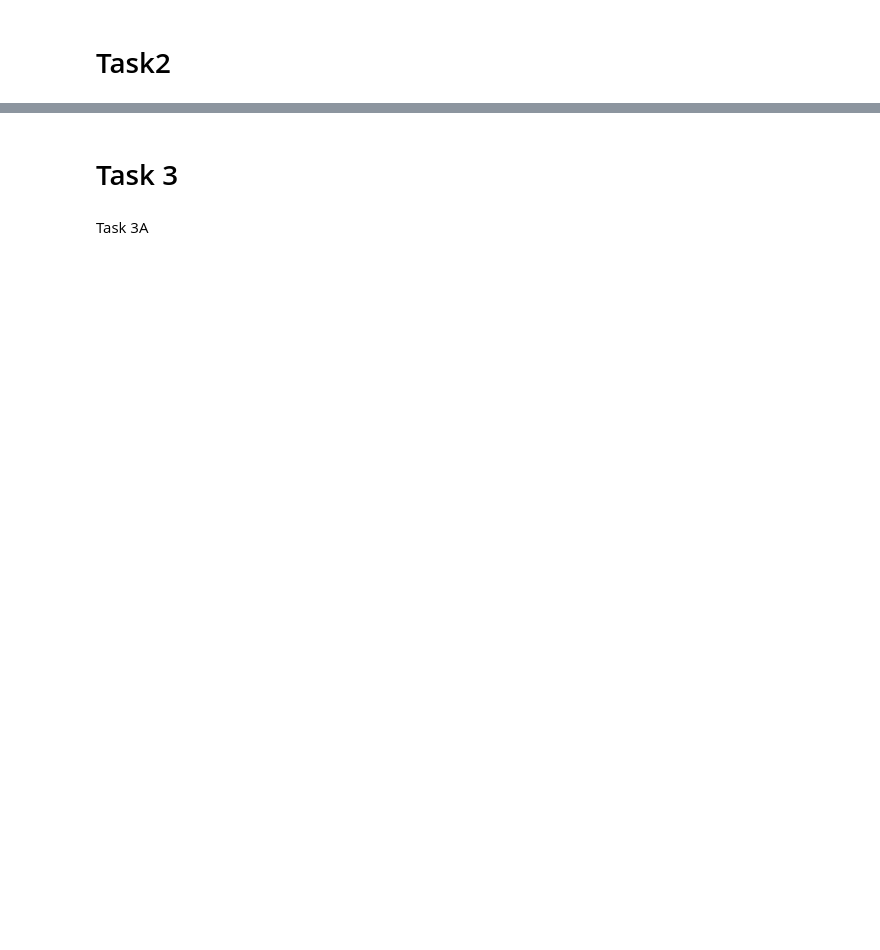
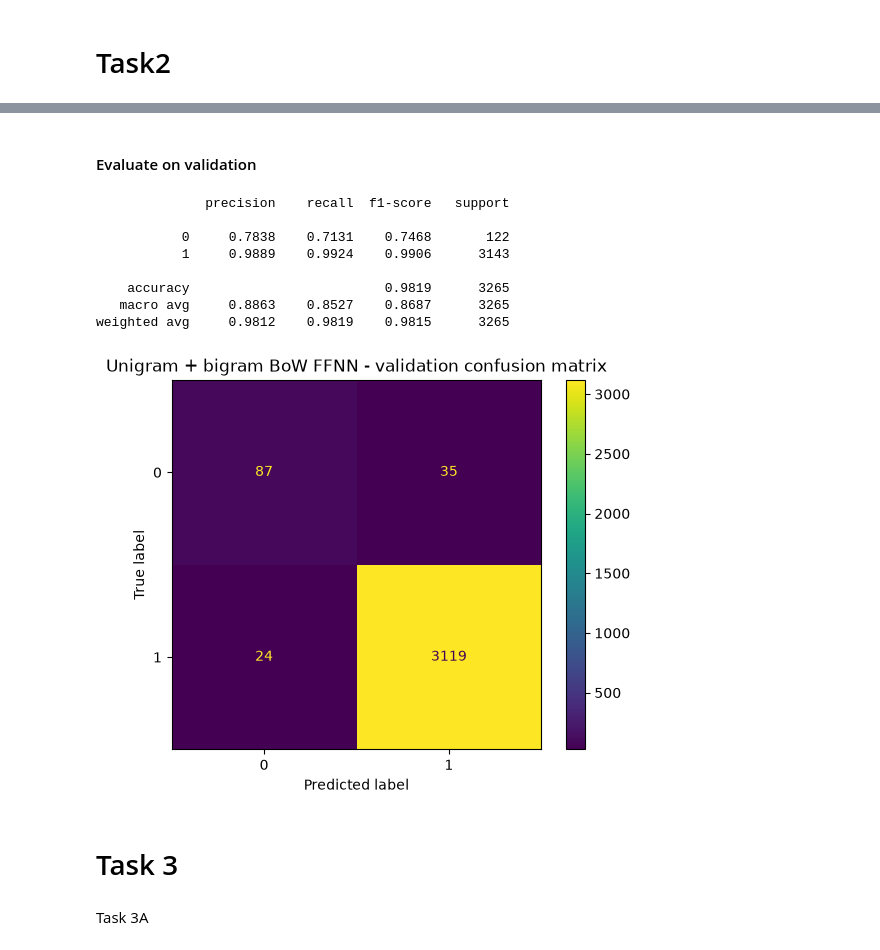
Before and after one commit to HaxelThePenguine/AI-Cybersecurity_labs2026, a Jupyter notebook: Lab_02/lab2.ipynb, the cells around one changed output, grey strips where cells are left out. Saved outputs shown, nothing was run; the diff lists cells and outputs as text; code cells hidden in the pictures; blank space fills up the shorter version.

```diff
--- a/Lab_02/lab2.ipynb
+++ b/Lab_02/lab2.ipynb
@@ -313,0 +374,2 @@ weighted avg     0.9810    0.9816    0.9812      3265
+# %%
+model_bi = BoWFFNN(X_train_bi.shape[1])
@@ -313,0 +378,19 @@ weighted avg     0.9810    0.9816    0.9812      3265
+# %%
+loss_fn_bi = nn.BCEWithLogitsLoss()
+optimizer_bi = torch.optim.Adam(model_bi.parameters(), lr=LEARNING_RATE)
+loader_bi = DataLoader(
+    TensorDataset(X_train_bi_t, y_train_bow_t),
+    batch_size=BATCH_SIZE,
+    shuffle=True,
+)
+
+for epoch in range(EPOCHS):
+    model_bi.train()
+    total_loss = 0
+    for xb, yb in loader_bi:
+        optimizer_bi.zero_grad()
+        loss = loss_fn_bi(model_bi(xb), yb)
+        loss.backward()
+        optimizer_bi.step()
+        total_loss += loss.item()
+    print(f"Epoch {epoch + 1}/{EPOCHS} - mean loss: {total_loss / len(loader_bi):.4f}")
@@ -314,3 +418,27 @@ weighted avg     0.9810    0.9816    0.9812      3265
+# %% [markdown]
+#### Evaluate on validation
+# %%
+model_bi.eval()
+with torch.no_grad():
+    probs_val_bi = torch.sigmoid(model_bi(X_val_bi_t))
+    y_pred_val_bi = (probs_val_bi > 0.5).int().numpy()
+
+report_bi = classification_report(y_val_bow, y_pred_val_bi, digits=4)
+cm_bi = confusion_matrix(y_val_bow, y_pred_val_bi)
+print(report_bi)
+ConfusionMatrixDisplay(cm_bi).plot()
+plt.title("Unigram + bigram BoW FFNN - validation confusion matrix")
+plt.show()
+# %% [output]
+              precision    recall  f1-score   support
+
+           0     0.7838    0.7131    0.7468       122
+           1     0.9889    0.9924    0.9906      3143
+
+    accuracy                         0.9819      3265
+   macro avg     0.8863    0.8527    0.8687      3265
+weighted avg     0.9812    0.9819    0.9815      3265
+[figure, added]
 # %% [markdown]
 # Task 3
 # %% [markdown]
```
Also changed, not shown: parts of 30 cells of this notebook, 1 other file.
